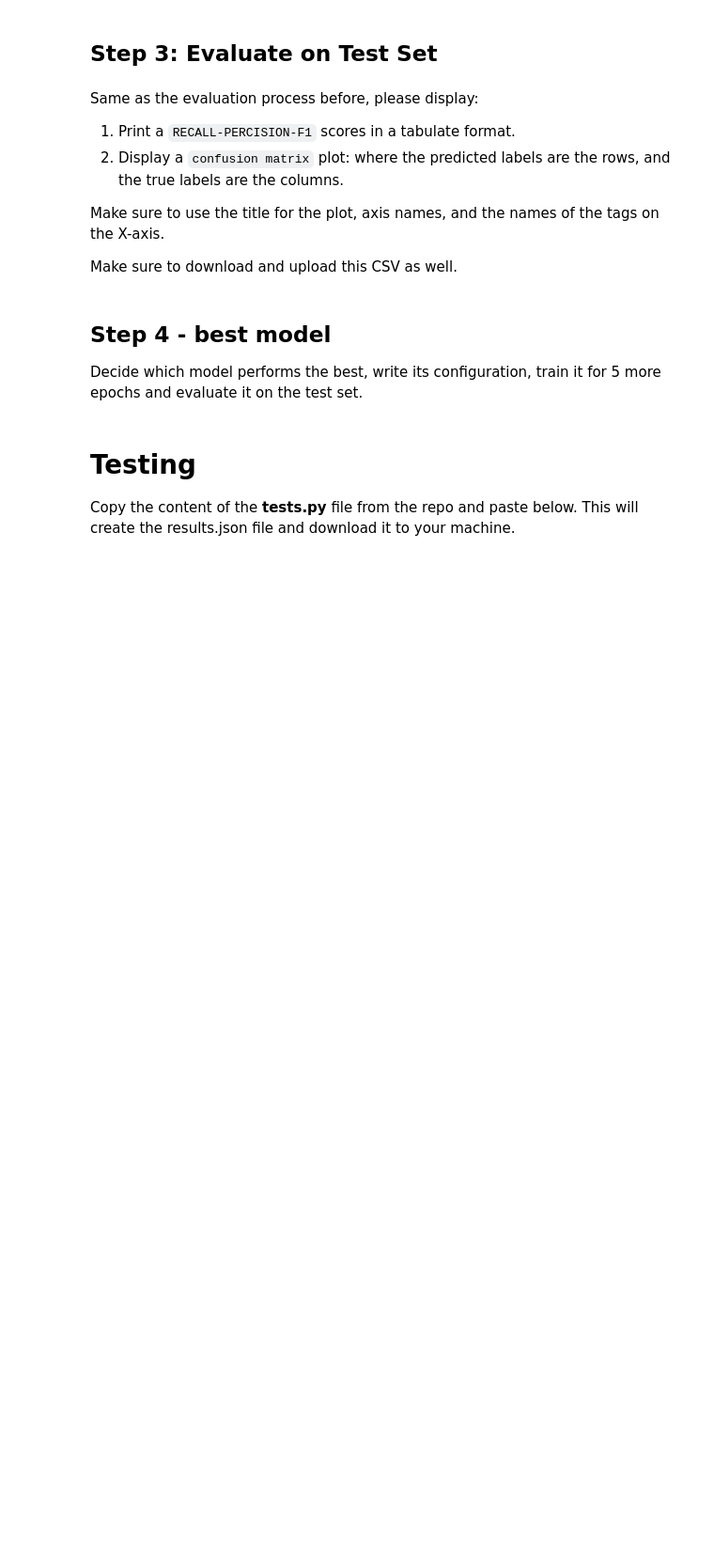
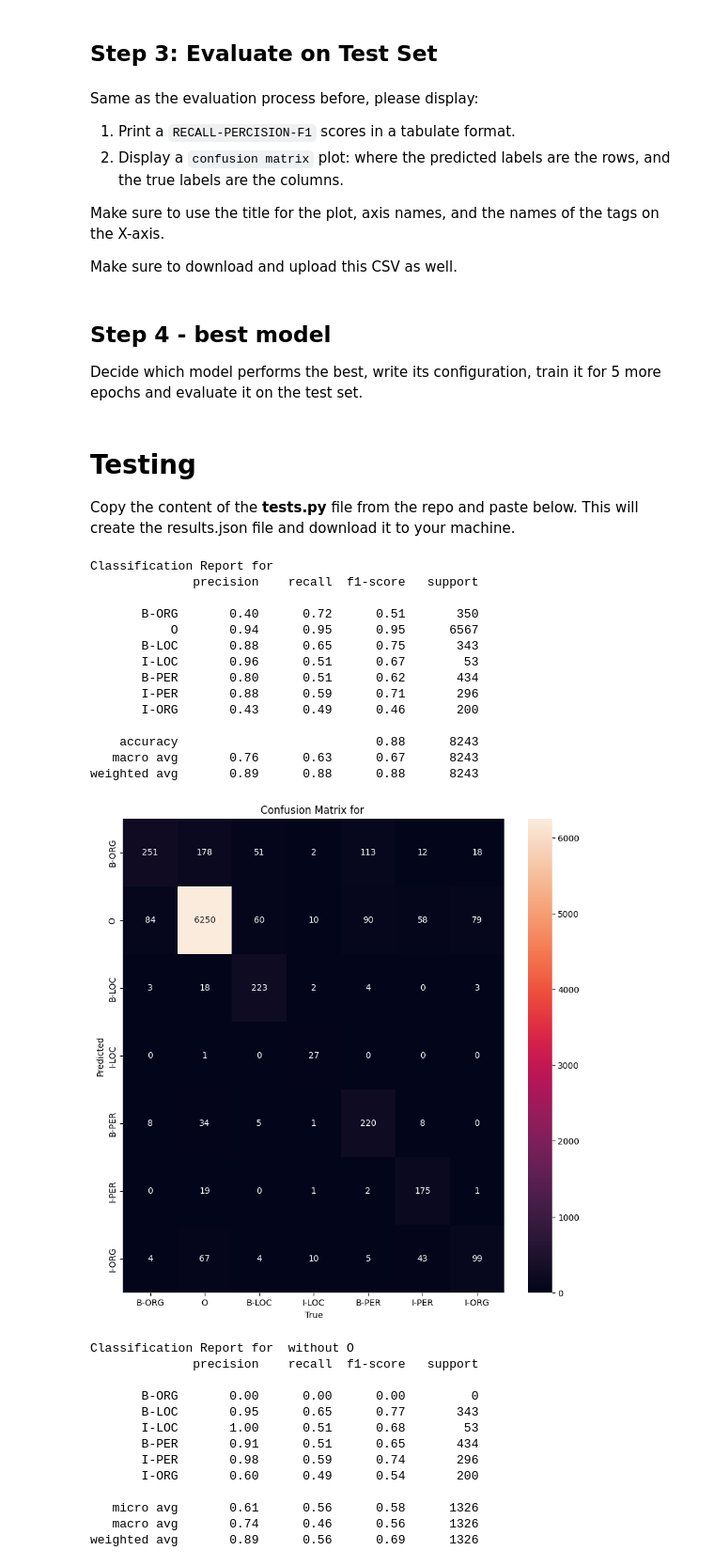
Before and after one commit to NLP-Reichman/assignment-3-ben-fouad, a Jupyter notebook: Assignment_3_NER_Ben_Fouad.ipynb, the cells around one changed output. Shown at 94% size. Cells and saved outputs as stored; diff of their text form; code cells hidden in the pictures; blank space fills up the shorter version.

```diff
--- a/Assignment_3_NER_Ben_Fouad.ipynb
+++ b/Assignment_3_NER_Ben_Fouad.ipynb
@@ -1038,7 +915,7 @@ def test_NERNet():
     directions = best_model_cfg['directions']
 
     # Create model
-    best_model = NERNet(vocab.n_words, embedding_size=300, hidden_size=hidden_size, n_layers=n_layers, directions=directions)
+    best_model = NERNet(vocab.n_words, output_size=vocab.n_tags, embedding_size=300, hidden_size=hidden_size, n_layers=n_layers, directions=directions)
     best_model.to(DEVICE)
 
     # Train model and evaluate
@@ -1061,7 +938,7 @@ def test_glove():
     directions = best_model_glove_cfg['directions']
 
     # Create model
-    best_model = NERNet(vocab.n_words, embedding_size=300, hidden_size=hidden_size, n_layers=n_layers, directions=directions)
+    best_model = NERNet(vocab.n_words, output_size=vocab.n_tags, embedding_size=300, hidden_size=hidden_size, n_layers=n_layers, directions=directions)
     best_model.to(DEVICE)
     initialize_from_pretrained_emb(ner_glove, emb_matrix)
 
@@ -1072,30 +949,62 @@ def test_glove():
     return {
         'f1': results['F1'],
         'f1_wo_o': results['F1_WO_O'],
     }
 
 TESTS = [
     test_read_data,
     test_vocab,
     test_count_oov,
     test_prepare_data_loader,
     test_NERNet,
     test_glove
 ]
 
 # Run tests and save results
 res = {}
 for test_fn in TESTS:
     try:
         cur_res = test_fn()
         res.update({test_fn.__name__: cur_res})
     except Exception as e:
         res.update({test_fn.__name__: repr(e)})
 
 with open('results.json', 'w') as f:
     json.dump(res, f, indent=2)
 
+# import json
+# from google.colab import files
+
 # Download the results.json file
 # files.download('results.json')
 
 ####################
+# %% [output]
+Classification Report for
+              precision    recall  f1-score   support
+
+       B-ORG       0.40      0.72      0.51       350
+           O       0.94      0.95      0.95      6567
+       B-LOC       0.88      0.65      0.75       343
+       I-LOC       0.96      0.51      0.67        53
+       B-PER       0.80      0.51      0.62       434
+       I-PER       0.88      0.59      0.71       296
+       I-ORG       0.43      0.49      0.46       200
+
+    accuracy                           0.88      8243
+   macro avg       0.76      0.63      0.67      8243
+weighted avg       0.89      0.88      0.88      8243
+[figure, added]
+Classification Report for  without O
+              precision    recall  f1-score   support
+
+       B-ORG       0.00      0.00      0.00         0
+       B-LOC       0.95      0.65      0.77       343
+       I-LOC       1.00      0.51      0.68        53
+       B-PER       0.91      0.51      0.65       434
+       I-PER       0.98      0.59      0.74       296
+       I-ORG       0.60      0.49      0.54       200
+
+   micro avg       0.61      0.56      0.58      1326
+   macro avg       0.74      0.46      0.56      1326
+weighted avg       0.89      0.56      0.69      1326
```
Also changed, not shown: parts of 8 cells of this notebook, 1 other file.
